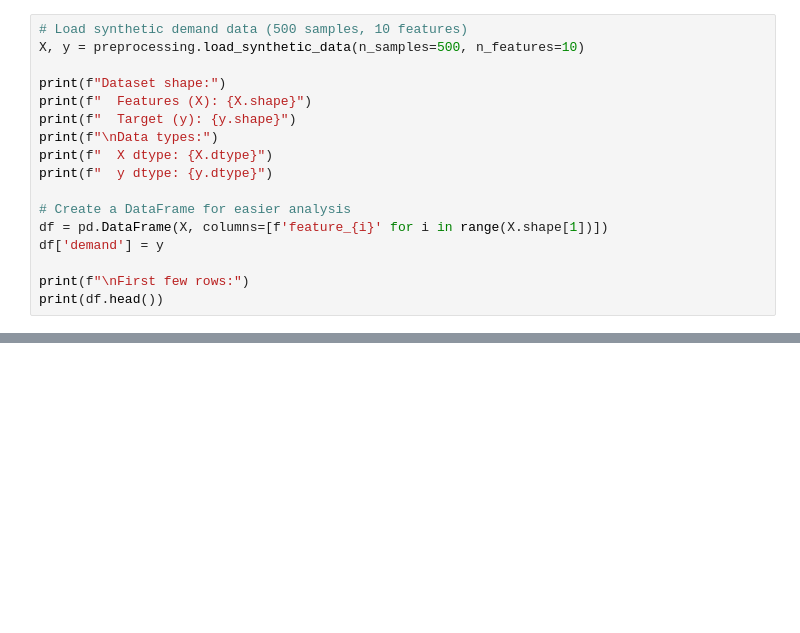
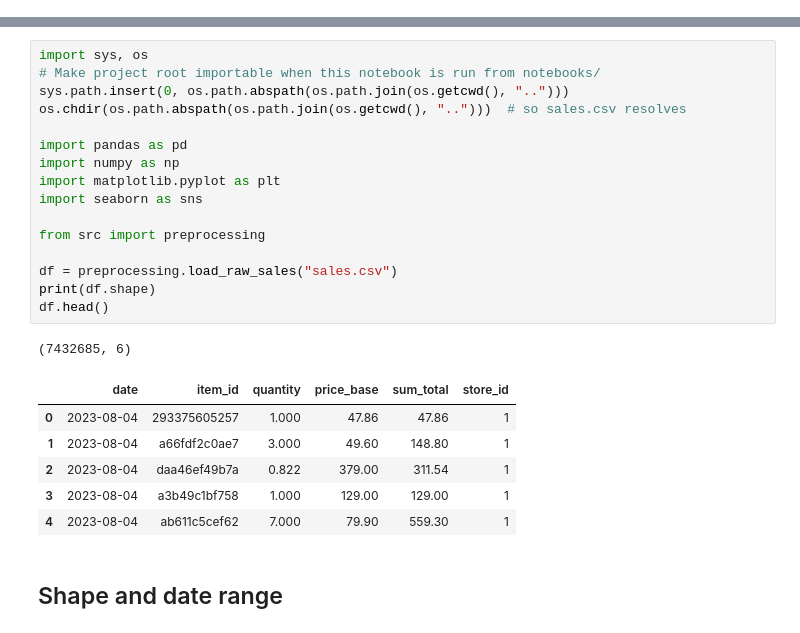
Before and after one commit to nhbi05/demand-forecasting, a Jupyter notebook: notebooks/01_EDA.ipynb, the cells around one changed output, grey strips where cells are left out. Cells and saved outputs as stored; diff of their text form; blank space fills up the shorter version.

```diff
--- a/notebooks/01_EDA.ipynb
+++ b/notebooks/01_EDA.ipynb
@@ -86,17 +0,0 @@ print(f"Outliers detected (IQR method): {outliers}")
-# %%
-# Load synthetic demand data (500 samples, 10 features)
-X, y = preprocessing.load_synthetic_data(n_samples=500, n_features=10)
-
-print(f"Dataset shape:")
-print(f"  Features (X): {X.shape}")
-print(f"  Target (y): {y.shape}")
-print(f"\nData types:")
-print(f"  X dtype: {X.dtype}")
-print(f"  y dtype: {y.dtype}")
-
-# Create a DataFrame for easier analysis
-df = pd.DataFrame(X, columns=[f'feature_{i}' for i in range(X.shape[1])])
-df['demand'] = y
-
-print(f"\nFirst few rows:")
-print(df.head())
@@ -137,0 +6,26 @@ All models will use the **same preprocessed data** to ensure consistency in ense
+# %%
+import sys, os
+# Make project root importable when this notebook is run from notebooks/
+sys.path.insert(0, os.path.abspath(os.path.join(os.getcwd(), "..")))
+os.chdir(os.path.abspath(os.path.join(os.getcwd(), "..")))  # so sales.csv resolves
+
+import pandas as pd
+import numpy as np
+import matplotlib.pyplot as plt
+import seaborn as sns
+
+from src import preprocessing
+
+df = preprocessing.load_raw_sales("sales.csv")
+print(df.shape)
+df.head()
+# %% [output]
+(7432685, 6)
+|  | date | item_id | quantity | price_base | sum_total | store_id |
+| 0 | 2023-08-04 | 293375605257 | 1.000 | 47.86 | 47.86 | 1 |
+| 1 | 2023-08-04 | a66fdf2c0ae7 | 3.000 | 49.60 | 148.80 | 1 |
+| 2 | 2023-08-04 | daa46ef49b7a | 0.822 | 379.00 | 311.54 | 1 |
+| 3 | 2023-08-04 | a3b49c1bf758 | 1.000 | 129.00 | 129.00 | 1 |
+| 4 | 2023-08-04 | ab611c5cef62 | 7.000 | 79.90 | 559.30 | 1 |
+# %% [markdown]
+## Shape and date range
```
Also changed, not shown: parts of 23 cells of this notebook.
